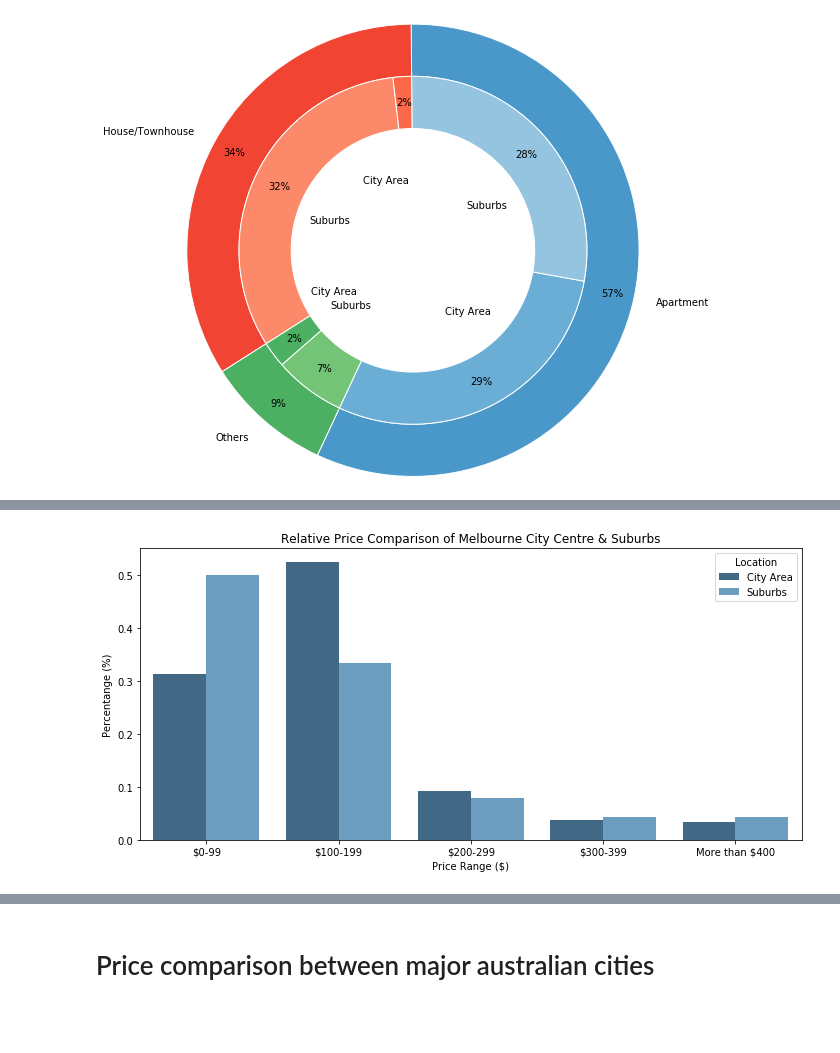
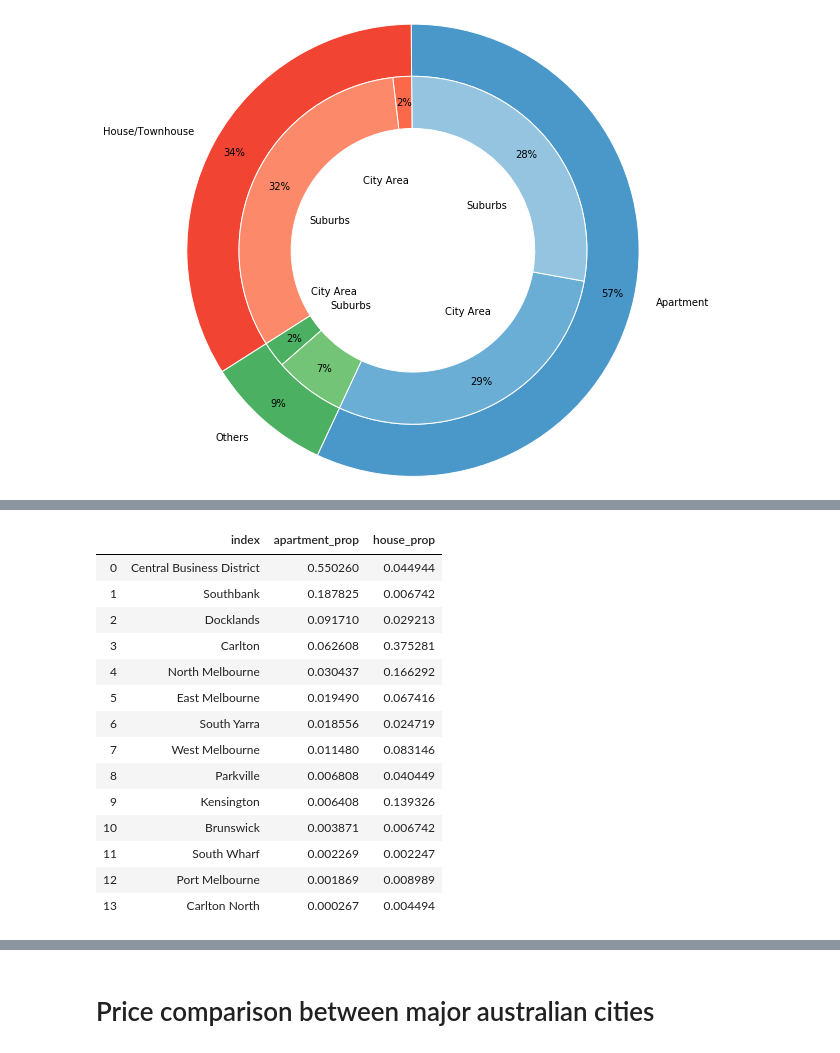
Before and after one commit to devmx00/melbourne-airbnb, a Jupyter notebook: melbourne_airbnb.ipynb, the cells around one changed output, grey strips where cells are left out. Cells and saved outputs as stored; diff of their text form; code cells hidden in the pictures; blank space fills up the shorter version.

```diff
--- a/melbourne_airbnb.ipynb
+++ b/melbourne_airbnb.ipynb
@@ -124,14 +140,25 @@ plt.savefig('2.png')
-# %%
-sub = df.groupby('area')['price_range'].value_counts(normalize=True).rename('val').sort_index().reset_index()
-
-plt.figure(figsize=[10,5])
-sns.barplot(data=sub,x='price_range',y='val',hue='area',palette='Blues_d')
-plt.xlabel('Price Range ($)')
-plt.ylabel('Percentange (%)')
-plt.title('Relative Price Comparison of Melbourne City Centre & Suburbs')
-plt.legend(title='Location')
-
-plt.tight_layout()
-plt.savefig('3.png');
-# %% [output]
-[figure, removed]
+# %%
+city_apartment = df[(df['neighbourhood_cleansed'] == 'Melbourne') & (df['property_type'] == 'Apartment')]['neighbourhood'].value_counts(normalize=True)
+city_apartment = city_apartment.reset_index(name='apartment_prop')
+
+city_house = df[(df['neighbourhood_cleansed'] == 'Melbourne') & (df['property_type'] == 'House/Townhouse')]['neighbourhood'].value_counts(normalize=True)
+city_house = city_house.reset_index(name='house_prop')
+
+city_listings = pd.merge(city_apartment,city_house,on='index')
+city_listings
+# %% [output]
+|  | index | apartment_prop | house_prop |
+| 0 | Central Business District | 0.550260 | 0.044944 |
+| 1 | Southbank | 0.187825 | 0.006742 |
+| 2 | Docklands | 0.091710 | 0.029213 |
+| 3 | Carlton | 0.062608 | 0.375281 |
+| 4 | North Melbourne | 0.030437 | 0.166292 |
+| 5 | East Melbourne | 0.019490 | 0.067416 |
+| 6 | South Yarra | 0.018556 | 0.024719 |
+| 7 | West Melbourne | 0.011480 | 0.083146 |
+| 8 | Parkville | 0.006808 | 0.040449 |
+| 9 | Kensington | 0.006408 | 0.139326 |
+| 10 | Brunswick | 0.003871 | 0.006742 |
+| 11 | South Wharf | 0.002269 | 0.002247 |
+| 12 | Port Melbourne | 0.001869 | 0.008989 |
+| 13 | Carlton North | 0.000267 | 0.004494 |
```
Also changed, not shown: parts of 9 cells of this notebook, 6 other files.
